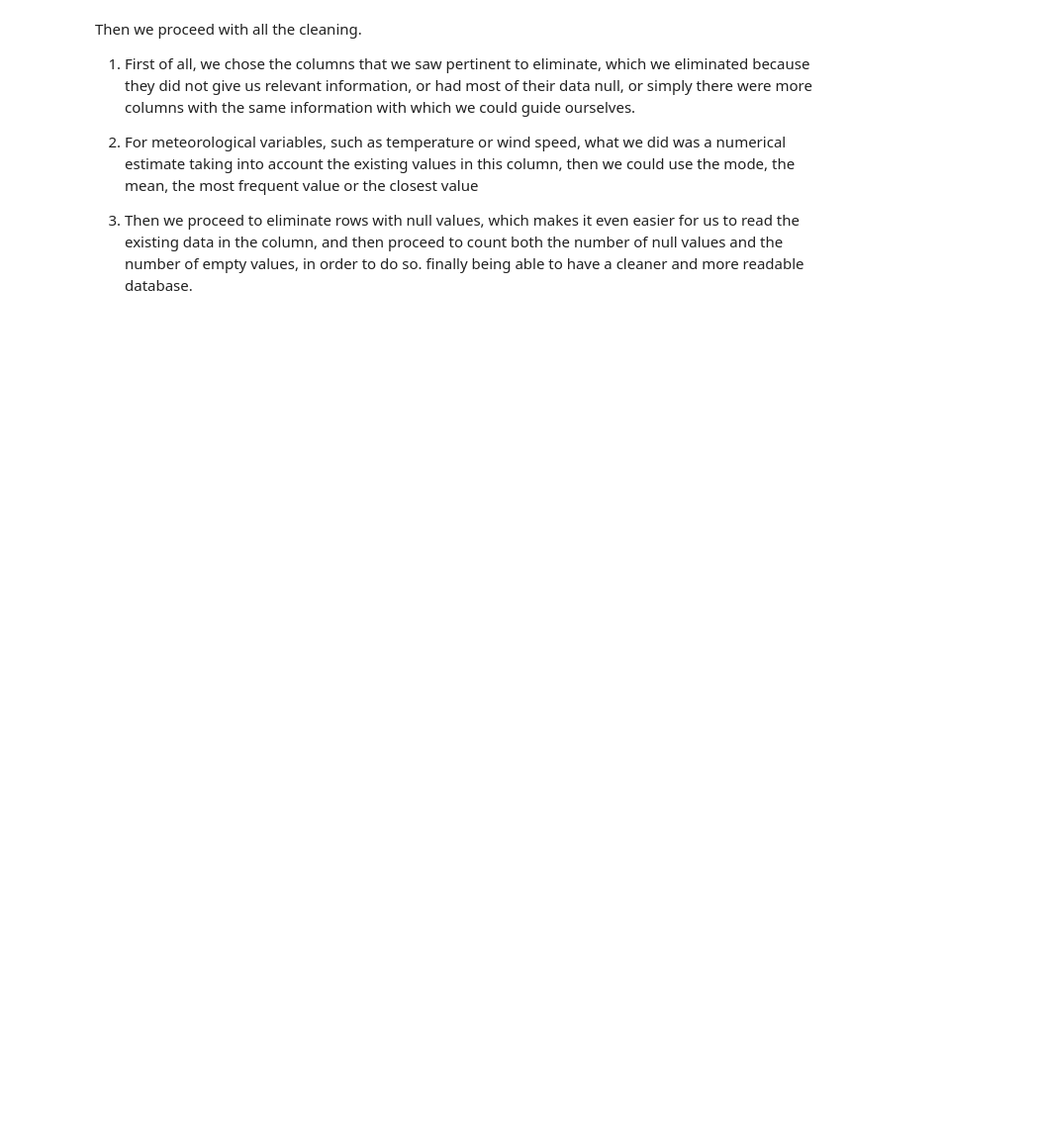
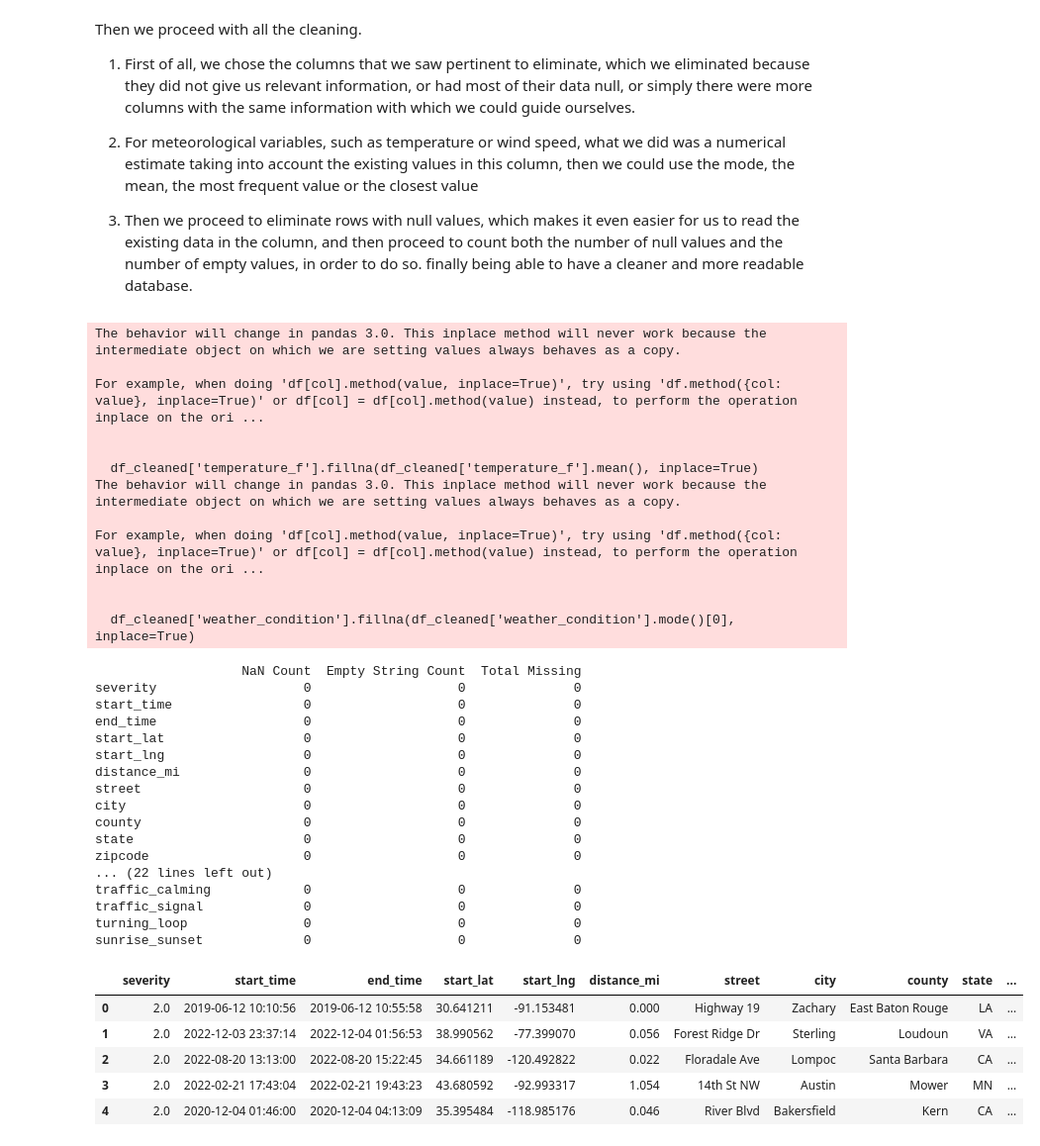
Before and after one commit to willyoung21/Accidents_usa, a Jupyter notebook: Notebooks/data_cleaning.ipynb, the cells around one changed output. Shown: that part at 99% size. Saved outputs shown, nothing was run; the diff lists cells and outputs as text; code cells hidden in the pictures; blank space fills up the shorter version.

```diff
--- a/Notebooks/data_cleaning.ipynb
+++ b/Notebooks/data_cleaning.ipynb
@@ -72,32 +72,68 @@ df_cleaned[num_cols] = df_cleaned[num_cols].apply(lambda col: col.fillna(col.mea
 
 # Impute the 'wind_direction' column with the most frequent value (mode)
 df_cleaned['wind_direction'] = df_cleaned['wind_direction'].fillna(df_cleaned['wind_direction'].mode()[0])
 
 # Impute 'weather_timestamp' with the previous value (forward fill) for missing timestamps
 df_cleaned['weather_timestamp'] = df_cleaned['weather_timestamp'].fillna(method='ffill')
 
 # Remove rows containing any remaining missing values
 df_cleaned.dropna(inplace=True)
 
 # Count missing (NaN) values in each column
 nan_counts = df_cleaned.isna().sum()
 
 # Count empty strings ('') in each column
 empty_counts = (df_cleaned == '').sum()
 
 # Combine the counts into a single DataFrame for better visualization
 null_summary = pd.DataFrame({
     'NaN Count': nan_counts,
     'Empty String Count': empty_counts,
     'Total Missing': nan_counts + empty_counts
 })
 
 # Display the summary of missing values
 print(null_summary)
 
 # Configure pandas to display more rows and columns if necessary
 pd.set_option('display.max_rows', 10000)  # Show up to 10,000 rows
 pd.set_option('display.max_columns', None)  # Display all columns
 
-# Show the first 100 rows of the cleaned DataFrame in a tabular format
-df_cleaned.head(100)
+# Show the first 5 rows of the cleaned DataFrame in a tabular format
+df_cleaned.head(5)
+# %% [output]
+The behavior will change in pandas 3.0. This inplace method will never work because the intermediate object on which we are setting values always behaves as a copy.
+
+For example, when doing 'df[col].method(value, inplace=True)', try using 'df.method({col: value}, inplace=True)' or df[col] = df[col].method(value) instead, to perform the operation inplace on the ori ...
+
+
+  df_cleaned['temperature_f'].fillna(df_cleaned['temperature_f'].mean(), inplace=True)
+The behavior will change in pandas 3.0. This inplace method will never work because the intermediate object on which we are setting values always behaves as a copy.
+
+For example, when doing 'df[col].method(value, inplace=True)', try using 'df.method({col: value}, inplace=True)' or df[col] = df[col].method(value) instead, to perform the operation inplace on the ori ...
+
+
+  df_cleaned['weather_condition'].fillna(df_cleaned['weather_condition'].mode()[0], inplace=True)
+                   NaN Count  Empty String Count  Total Missing
+severity                   0                   0              0
+start_time                 0                   0              0
+end_time                   0                   0              0
+start_lat                  0                   0              0
+start_lng                  0                   0              0
+distance_mi                0                   0              0
+street                     0                   0              0
+city                       0                   0              0
+county                     0                   0              0
+state                      0                   0              0
+zipcode                    0                   0              0
+... (22 lines left out)
+traffic_calming            0                   0              0
+traffic_signal             0                   0              0
+turning_loop               0                   0              0
+sunrise_sunset             0                   0              0
+|  | severity | start_time | end_time | start_lat | start_lng | distance_mi | street | city | county | state | ... |
+| 0 | 2.0 | 2019-06-12 10:10:56 | 2019-06-12 10:55:58 | 30.641211 | -91.153481 | 0.000 | Highway 19 | Zachary | East Baton Rouge | LA | ... |
+| 1 | 2.0 | 2022-12-03 23:37:14 | 2022-12-04 01:56:53 | 38.990562 | -77.399070 | 0.056 | Forest Ridge Dr | Sterling | Loudoun | VA | ... |
+| 2 | 2.0 | 2022-08-20 13:13:00 | 2022-08-20 15:22:45 | 34.661189 | -120.492822 | 0.022 | Floradale Ave | Lompoc | Santa Barbara | CA | ... |
+| 3 | 2.0 | 2022-02-21 17:43:04 | 2022-02-21 19:43:23 | 43.680592 | -92.993317 | 1.054 | 14th St NW | Austin | Mower | MN | ... |
+| 4 | 2.0 | 2020-12-04 01:46:00 | 2020-12-04 04:13:09 | 35.395484 | -118.985176 | 0.046 | River Blvd | Bakersfield | Kern | CA | ... |
```
Also changed, not shown: parts of 3 cells of this notebook, 11 other files.
